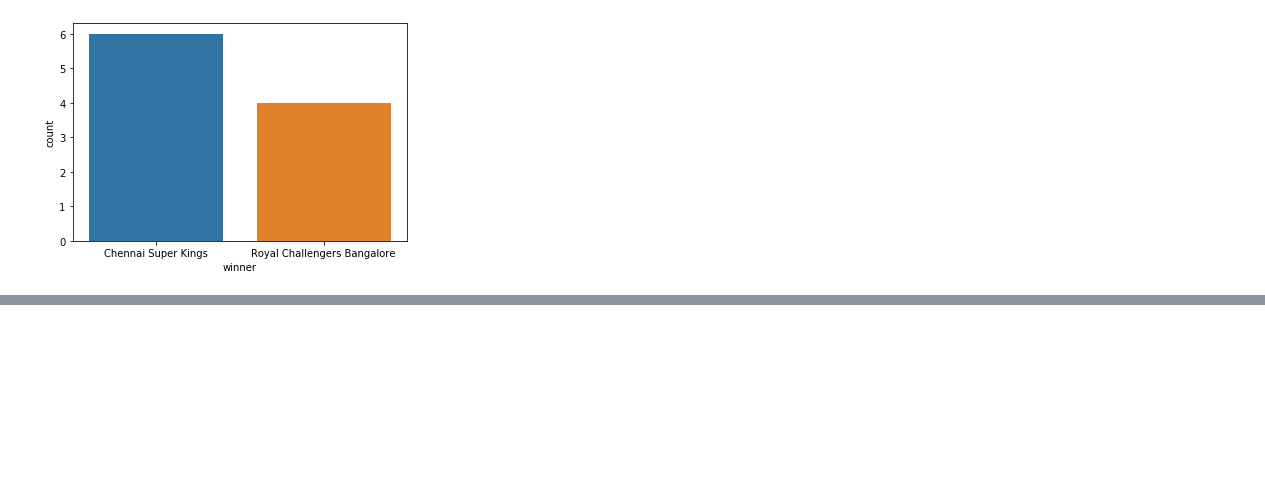
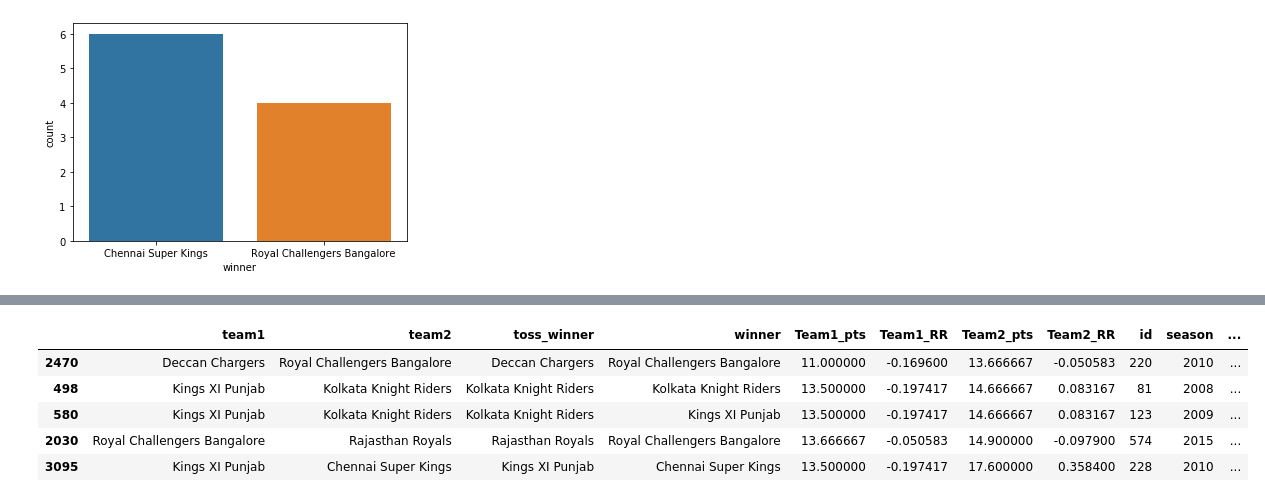
Before and after one commit to vishalbarad/IPL_EDA, a Jupyter notebook: IPL_winner_EDA.ipynb, the cells around one changed output, grey strips where cells are left out. Saved outputs shown, nothing was run; the diff lists cells and outputs as text; code cells hidden in the pictures; blank space fills up the shorter version.

```diff
--- a/IPL_winner_EDA.ipynb
+++ b/IPL_winner_EDA.ipynb
@@ -534,0 +548,3 @@ In past 10 matches
+# %%
+Match_origin['past5_numberof_winby_team1']=0
+Match_origin['past5_numberof_winby_team2']=0
@@ -534,0 +567,9 @@ In past 10 matches
+# %%
+for team1 in Match_origin['team1'].unique():
+    for team2 in Match_origin['team2'].unique():
+        last_Match_played = Match_origin[(Match_origin['team1']==team1) & (Match_origin['team2']==team2)]
+        last_numbers = last_Match_played.sort_values(by=['date'],ascending=False).head()
+        indices = Match_origin.loc[(Match_origin['team1']==team1)&(Match_origin['team2']==team2)]['past5_numberof_winby_team1'].keys()
+        for i in indices:
+            Match_origin['past5_numberof_winby_team1'][i]=last_numbers[last_numbers['winner']==team1].shape[0]
+            Match_origin['past5_numberof_winby_team2'][i]=last_numbers[last_numbers['winner']==team2].shape[0]
@@ -534,0 +584,9 @@ In past 10 matches
+# %%
+Match_origin.sample(5)
+# %% [output]
+|  | team1 | team2 | toss_winner | winner | Team1_pts | Team1_RR | Team2_pts | Team2_RR | id | season | ... |
+| 2470 | Deccan Chargers | Royal Challengers Bangalore | Deccan Chargers | Royal Challengers Bangalore | 11.000000 | -0.169600 | 13.666667 | -0.050583 | 220 | 2010 | ... |
+| 498 | Kings XI Punjab | Kolkata Knight Riders | Kolkata Knight Riders | Kolkata Knight Riders | 13.500000 | -0.197417 | 14.666667 | 0.083167 | 81 | 2008 | ... |
+| 580 | Kings XI Punjab | Kolkata Knight Riders | Kolkata Knight Riders | Kings XI Punjab | 13.500000 | -0.197417 | 14.666667 | 0.083167 | 123 | 2009 | ... |
+| 2030 | Royal Challengers Bangalore | Rajasthan Royals | Rajasthan Royals | Royal Challengers Bangalore | 13.666667 | -0.050583 | 14.900000 | -0.097900 | 574 | 2015 | ... |
+| 3095 | Kings XI Punjab | Chennai Super Kings | Kings XI Punjab | Chennai Super Kings | 13.500000 | -0.197417 | 17.600000 | 0.358400 | 228 | 2010 | ... |
```
Also changed, not shown: parts of 55 cells of this notebook.
